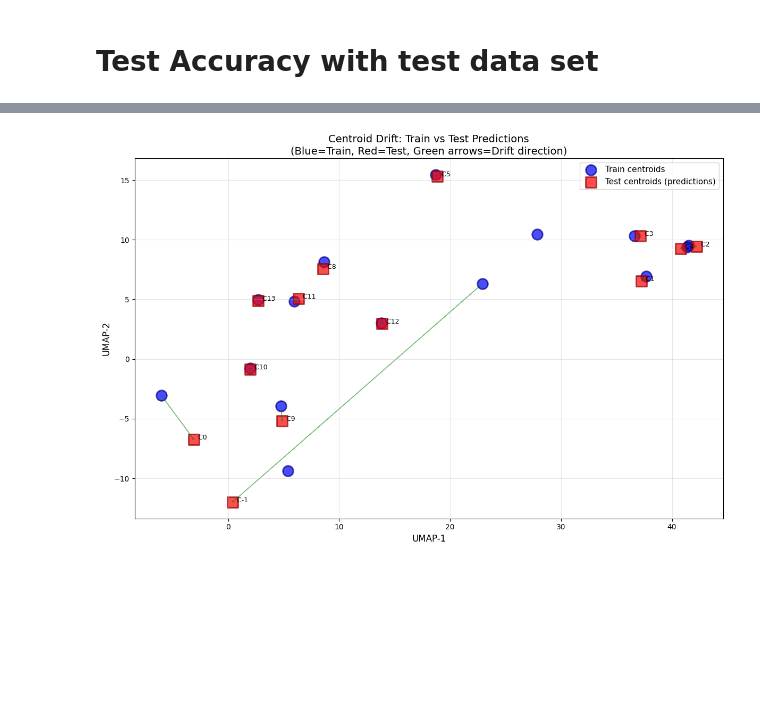
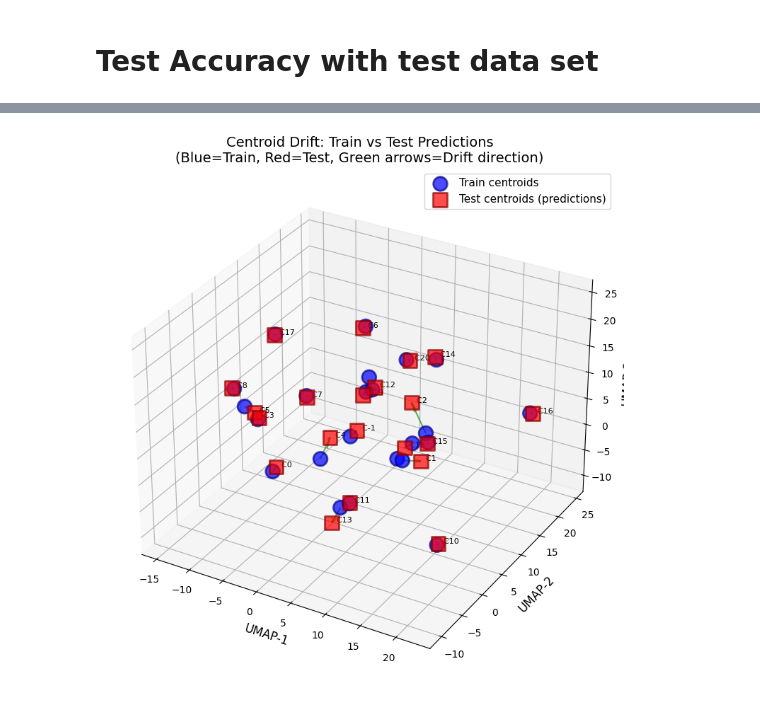
Before and after one commit to G-cae78/ProtectTheHoney, a Jupyter notebook: Machine Learning/HDBSCAN_train-2.ipynb, the cells around one changed output, grey strips where cells are left out. Drawn from its saved outputs; the diff is of its cells as text; code cells hidden in the pictures; blank space fills up the shorter version.

Commit message:
testing and 3D drift plot

```diff
--- a/Machine Learning/HDBSCAN_train-2.ipynb
+++ b/Machine Learning/HDBSCAN_train-2.ipynb
@@ -1052,11 +1255,13 @@ Points marked as noise (-1): 28 / 186 (15.1%)
 # %%
-train_centroid = train_data.groupby("cluster")[["umap_x", "umap_y"]].mean()
-test_centroid  = test_data.groupby("cluster_pred")[["umap_x", "umap_y"]].mean()
+umap_cols = ["umap_x", "umap_y"] + (["umap_z"] if "umap_z" in train_data.columns else [])
+
+train_centroid = train_data.groupby("cluster")[umap_cols].mean()
+test_centroid  = test_data.groupby("cluster_pred")[umap_cols].mean()
 
 common = train_centroid.index.intersection(test_centroid.index)
 
 drift = (train_centroid.loc[common] - test_centroid.loc[common]).abs()
-drift["drift_score"] = np.sqrt(drift["umap_x"]**2 + drift["umap_y"]**2)
+drift["drift_score"] = np.sqrt((drift[umap_cols] ** 2).sum(axis=1))
 
 drift.sort_values("drift_score", ascending=False).head(20)
 # %% [output]
@@ -1077,38 +1285,76 @@ drift.sort_values("drift_score", ascending=False).head(20)
 # %%
 import matplotlib.patches as mpatches
+from mpl_toolkits.mplot3d import Axes3D  # noqa: F401
 
-fig, ax = plt.subplots(figsize=(12, 8))
+use_3d = "umap_z" in train_centroid.columns
+
+fig = plt.figure(figsize=(12, 8))
+ax = fig.add_subplot(111, projection="3d") if use_3d else fig.add_subplot(111)
+
+def get_coords(df, cluster):
+    row = df.loc[cluster]
+    x, y = row["umap_x"], row["umap_y"]
+    z = row["umap_z"] if use_3d else None
+    return (x, y, z) if use_3d else (x, y)
 
 # Plot train centroids
-ax.scatter(train_centroid["umap_x"], train_centroid["umap_y"],
-          s=200, c="blue", marker="o", label="Train centroids", alpha=0.7, edgecolors="darkblue", linewidth=2)
+tx = train_centroid["umap_x"]
+ty = train_centroid["umap_y"]
+tz = train_centroid["umap_z"] if use_3d else None
+if use_3d:
+    ax.scatter(tx, ty, tz,
+               s=200, c="blue", marker="o", label="Train centroids",
+               alpha=0.7, edgecolors="darkblue", linewidth=2)
+else:
+    ax.scatter(tx, ty, s=200, c="blue", marker="o", label="Train centroids",
+               alpha=0.7, edgecolors="darkblue", linewidth=2)
 
 # Plot test centroids
-ax.scatter(test_centroid["umap_x"], test_centroid["umap_y"],
-          s=200, c="red", marker="s", label="Test centroids (predictions)", alpha=0.7, edgecolors="darkred", linewidth=2)
+sx = test_centroid["umap_x"]
+sy = test_centroid["umap_y"]
+sz = test_centroid["umap_z"] if use_3d else None
+if use_3d:
+    ax.scatter(sx, sy, sz,
+               s=200, c="red", marker="s", label="Test centroids (predictions)",
+               alpha=0.7, edgecolors="darkred", linewidth=2)
+else:
+    ax.scatter(sx, sy, s=200, c="red", marker="s", label="Test centroids (predictions)",
+               alpha=0.7, edgecolors="darkred", linewidth=2)
 
-# Draw arrows showing drift for clusters in common
+# Draw arrows and labels for common clusters
 for cluster in common:
-    train_x, train_y = train_centroid.loc[cluster, ["umap_x", "umap_y"]]
-    test_x, test_y = test_centroid.loc[cluster, ["umap_x", "umap_y"]]
+    tr = train_centroid.loc[cluster]
+    te = test_centroid.loc[cluster]
+    if use_3d:
+        ax.quiver(tr["umap_x"], tr["umap_y"], tr["umap_z"],
+                  te["umap_x"] - tr["umap_x"],
+                  te["umap_y"] - tr["umap_y"],
+                  te["umap_z"] - tr["umap_z"],
+                  color="green", alpha=0.6, arrow_length_ratio=0.3)
+        ax.text(te["umap_x"], te["umap_y"], te["umap_z"], f"  C{cluster}", fontsize=8)
+    else:
+        ax.arrow(tr["umap_x"], tr["umap_y"],
+                 te["umap_x"] - tr["umap_x"], te["umap_y"] - tr["umap_y"],
+                 head_width=0.15, head_length=0.1, fc="green", ec="green",
+                 alpha=0.5, length_includes_head=True)
+        ax.text(te["umap_x"], te["umap_y"], f"  C{cluster}", fontsize=9, ha="left")
 
-    # Arrow from train to test
-    ax.arrow(train_x, train_y, test_x - train_x, test_y - train_y,
-            head_width=0.15, head_length=0.1, fc="green", ec="green", alpha=0.5, length_includes_head=True)
-
-    # Label the cluster
-    ax.text(test_x, test_y, f"  C{cluster}", fontsize=9, ha="left")
-
-# Formatting
 ax.set_xlabel("UMAP-1", fontsize=12)
 ax.set_ylabel("UMAP-2", fontsize=12)
-ax.set_title("Centroid Drift: Train vs Test Predictions\n(Blue=Train, Red=Test, Green arrows=Drift direction)", fontsize=14)
+if use_3d:
+    ax.set_zlabel("UMAP-3", fontsize=12)
+ax.set_title(
+    "Centroid Drift: Train vs Test Predictions\n"
+    "(Blue=Train, Red=Test, Green arrows=Drift direction)",
+    fontsize=14
+)
 ax.legend(fontsize=11, loc="best")
-ax.grid(True, alpha=0.3)
+if not use_3d:
+    ax.grid(True, alpha=0.3)
 plt.tight_layout()
 plt.show()
 # %% [output]
-[figure, old version]
+[figure, new version]
 # %%
 # Check if cluster -1 exists in both train and test predictions
 print("Train clusters:", sorted(train_data["cluster"].unique()))
```
Also changed, not shown: parts of 22 cells of this notebook, 1 other file.
